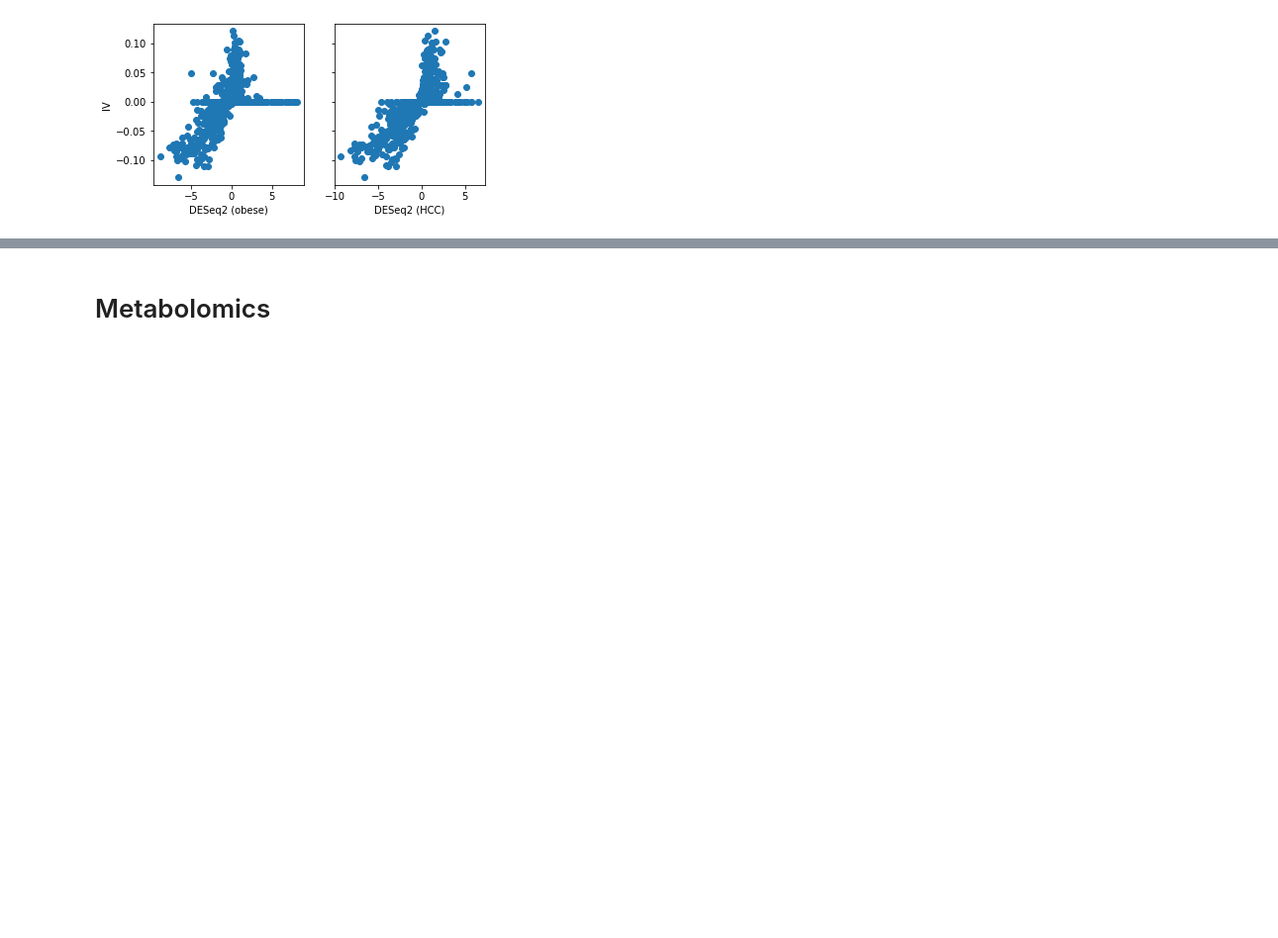
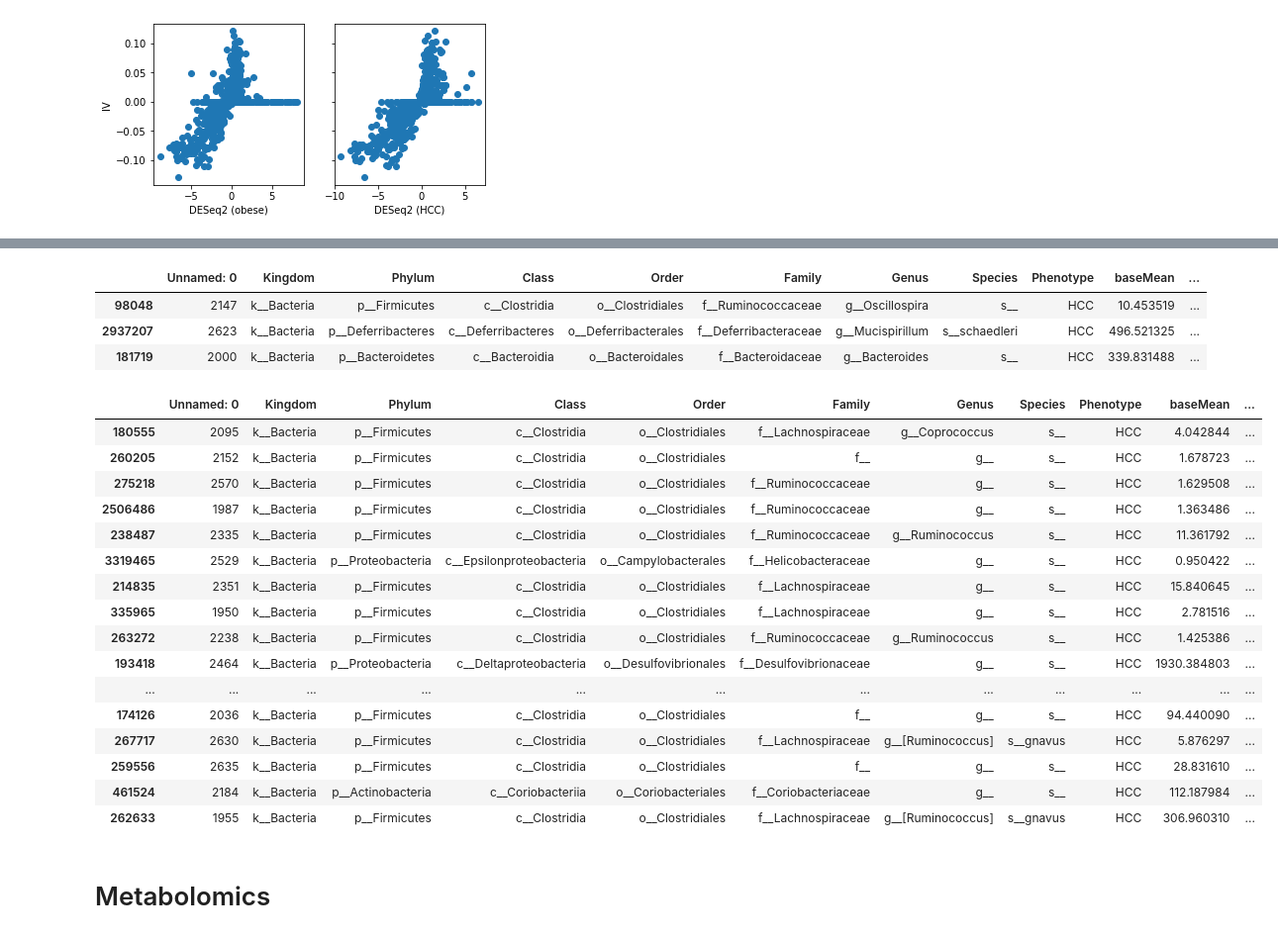
Before and after one commit to mortonjt/iv-analysis, a Jupyter notebook: ipynb/Figure3.ipynb, the cells around one changed output, grey strips where cells are left out. Shown: that part at 99% size. Saved outputs shown, nothing was run; the diff lists cells and outputs as text; code cells hidden in the pictures; blank space fills up the shorter version.

```diff
--- a/ipynb/Figure3.ipynb
+++ b/ipynb/Figure3.ipynb
@@ -175,3 +166,34 @@ deseq2_HCC.loc[(microbe_ranks.loc[idx] == 0).index].query('padj < 0.01').head(50
+# %%
+(deseq2_HCC
+ .loc[microbe_ranks.loc[(microbe_ranks > 0)].index]
+ .query('log2FoldChange < 0'))
+# %% [output]
+|  | Unnamed: 0 | Kingdom | Phylum | Class | Order | Family | Genus | Species | Phenotype | baseMean | ... |
+| 98048 | 2147 | k__Bacteria | p__Firmicutes | c__Clostridia | o__Clostridiales | f__Ruminococcaceae | g__Oscillospira | s__ | HCC | 10.453519 | ... |
+| 2937207 | 2623 | k__Bacteria | p__Deferribacteres | c__Deferribacteres | o__Deferribacterales | f__Deferribacteraceae | g__Mucispirillum | s__schaedleri | HCC | 496.521325 | ... |
+| 181719 | 2000 | k__Bacteria | p__Bacteroidetes | c__Bacteroidia | o__Bacteroidales | f__Bacteroidaceae | g__Bacteroides | s__ | HCC | 339.831488 | ... |
+# %%
+(deseq2_HCC
+ .loc[microbe_ranks.loc[(microbe_ranks > 0)].index]
+ .query('padj > 0.05'))
+# %% [output]
+|  | Unnamed: 0 | Kingdom | Phylum | Class | Order | Family | Genus | Species | Phenotype | baseMean | ... |
+| 180555 | 2095 | k__Bacteria | p__Firmicutes | c__Clostridia | o__Clostridiales | f__Lachnospiraceae | g__Coprococcus | s__ | HCC | 4.042844 | ... |
+| 260205 | 2152 | k__Bacteria | p__Firmicutes | c__Clostridia | o__Clostridiales | f__ | g__ | s__ | HCC | 1.678723 | ... |
+| 275218 | 2570 | k__Bacteria | p__Firmicutes | c__Clostridia | o__Clostridiales | f__Ruminococcaceae | g__ | s__ | HCC | 1.629508 | ... |
+| 2506486 | 1987 | k__Bacteria | p__Firmicutes | c__Clostridia | o__Clostridiales | f__Ruminococcaceae | g__ | s__ | HCC | 1.363486 | ... |
+| 238487 | 2335 | k__Bacteria | p__Firmicutes | c__Clostridia | o__Clostridiales | f__Ruminococcaceae | g__Ruminococcus | s__ | HCC | 11.361792 | ... |
+| 3319465 | 2529 | k__Bacteria | p__Proteobacteria | c__Epsilonproteobacteria | o__Campylobacterales | f__Helicobacteraceae | g__ | s__ | HCC | 0.950422 | ... |
+| 214835 | 2351 | k__Bacteria | p__Firmicutes | c__Clostridia | o__Clostridiales | f__Lachnospiraceae | g__ | s__ | HCC | 15.840645 | ... |
+| 335965 | 1950 | k__Bacteria | p__Firmicutes | c__Clostridia | o__Clostridiales | f__Lachnospiraceae | g__ | s__ | HCC | 2.781516 | ... |
+| 263272 | 2238 | k__Bacteria | p__Firmicutes | c__Clostridia | o__Clostridiales | f__Ruminococcaceae | g__Ruminococcus | s__ | HCC | 1.425386 | ... |
+| 193418 | 2464 | k__Bacteria | p__Proteobacteria | c__Deltaproteobacteria | o__Desulfovibrionales | f__Desulfovibrionaceae | g__ | s__ | HCC | 1930.384803 | ... |
+| ... | ... | ... | ... | ... | ... | ... | ... | ... | ... | ... | ... |
+| 174126 | 2036 | k__Bacteria | p__Firmicutes | c__Clostridia | o__Clostridiales | f__ | g__ | s__ | HCC | 94.440090 | ... |
+| 267717 | 2630 | k__Bacteria | p__Firmicutes | c__Clostridia | o__Clostridiales | f__Lachnospiraceae | g__[Ruminococcus] | s__gnavus | HCC | 5.876297 | ... |
+| 259556 | 2635 | k__Bacteria | p__Firmicutes | c__Clostridia | o__Clostridiales | f__ | g__ | s__ | HCC | 28.831610 | ... |
+| 461524 | 2184 | k__Bacteria | p__Actinobacteria | c__Coriobacteriia | o__Coriobacteriales | f__Coriobacteriaceae | g__ | s__ | HCC | 112.187984 | ... |
+| 262633 | 1955 | k__Bacteria | p__Firmicutes | c__Clostridia | o__Clostridiales | f__Lachnospiraceae | g__[Ruminococcus] | s__gnavus | HCC | 306.960310 | ... |
 # %% [markdown]
 # Metabolomics
 # %%
```
Also changed, not shown: parts of 11 cells of this notebook, 3 other files.
